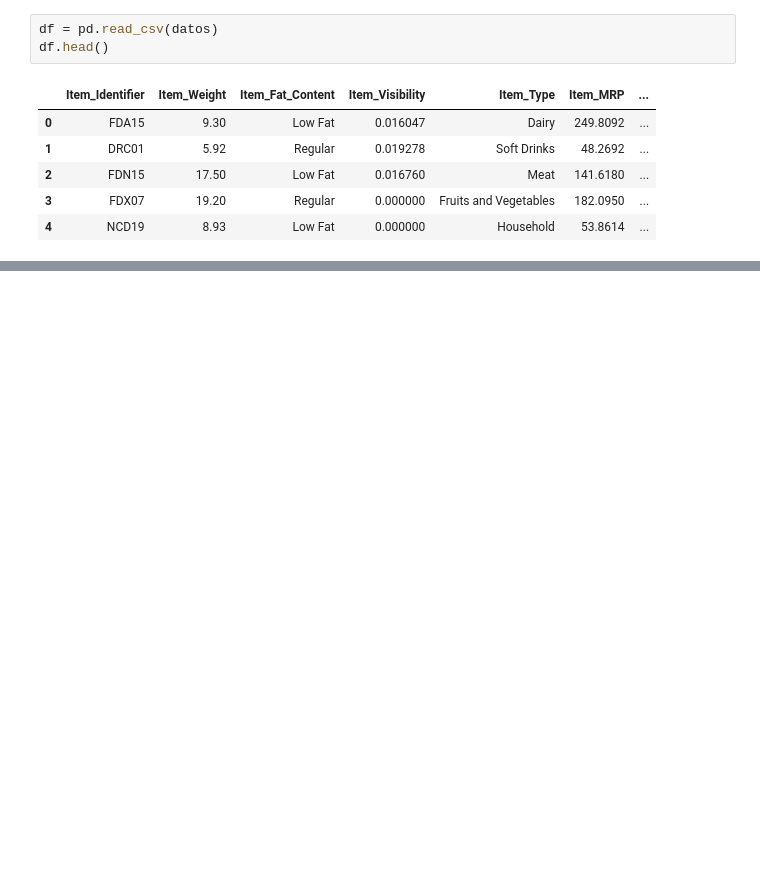
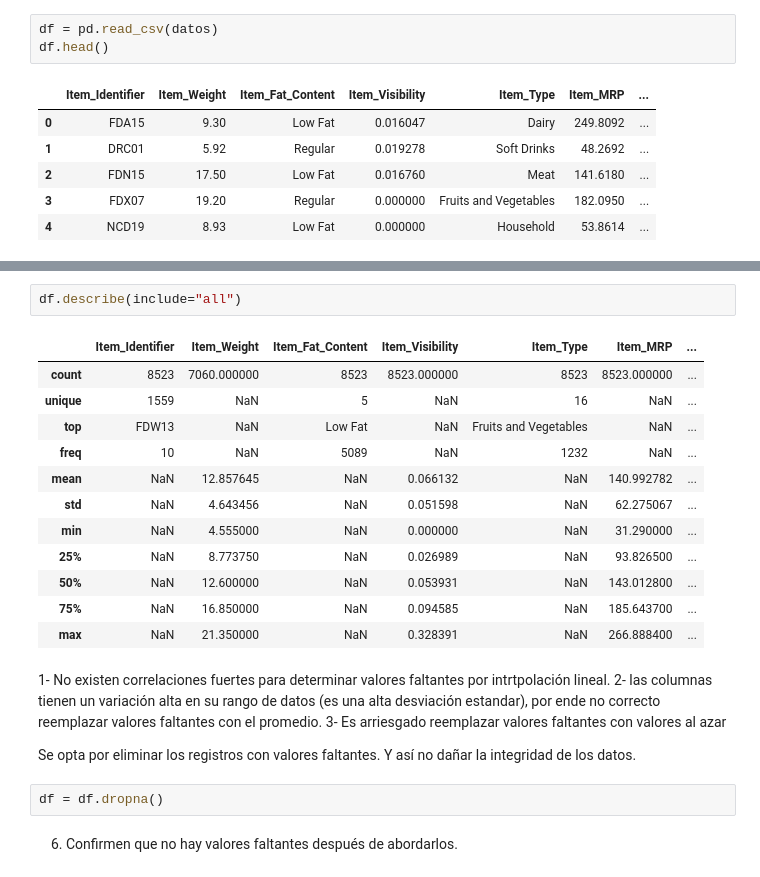
Before and after one commit to LuisRusa/predicciones-ventas-alimenticias, a Jupyter notebook: predicciones_ventas_alimenticias.ipynb, the cells around one changed output, grey strips where cells are left out. Saved outputs shown, nothing was run; the diff lists cells and outputs as text; blank space fills up the shorter version.

```diff
--- a/predicciones_ventas_alimenticias.ipynb
+++ b/predicciones_ventas_alimenticias.ipynb
@@ -15,0 +143,25 @@ df.head()
+# %%
+df.describe(include="all")
+# %% [output]
+|  | Item_Identifier | Item_Weight | Item_Fat_Content | Item_Visibility | Item_Type | Item_MRP | ... |
+| count | 8523 | 7060.000000 | 8523 | 8523.000000 | 8523 | 8523.000000 | ... |
+| unique | 1559 | NaN | 5 | NaN | 16 | NaN | ... |
+| top | FDW13 | NaN | Low Fat | NaN | Fruits and Vegetables | NaN | ... |
+| freq | 10 | NaN | 5089 | NaN | 1232 | NaN | ... |
+| mean | NaN | 12.857645 | NaN | 0.066132 | NaN | 140.992782 | ... |
+| std | NaN | 4.643456 | NaN | 0.051598 | NaN | 62.275067 | ... |
+| min | NaN | 4.555000 | NaN | 0.000000 | NaN | 31.290000 | ... |
+| 25% | NaN | 8.773750 | NaN | 0.026989 | NaN | 93.826500 | ... |
+| 50% | NaN | 12.600000 | NaN | 0.053931 | NaN | 143.012800 | ... |
+| 75% | NaN | 16.850000 | NaN | 0.094585 | NaN | 185.643700 | ... |
+| max | NaN | 21.350000 | NaN | 0.328391 | NaN | 266.888400 | ... |
+# %% [markdown]
+1- No existen correlaciones fuertes para determinar valores faltantes por intrtpolación lineal.
+2- las columnas tienen un variación alta en su rango de datos (es una alta desviación estandar), por ende no correcto reemplazar valores faltantes con el promedio.
+3- Es arriesgado reemplazar valores faltantes con valores al azar
+
+Se opta por eliminar los registros con valores faltantes. Y así no dañar la integridad de los datos.
+# %%
+df = df.dropna()
+# %% [markdown]
+6) Confirmen que no hay valores faltantes después de abordarlos.
```
Also changed, not shown: parts of 25 cells of this notebook.
